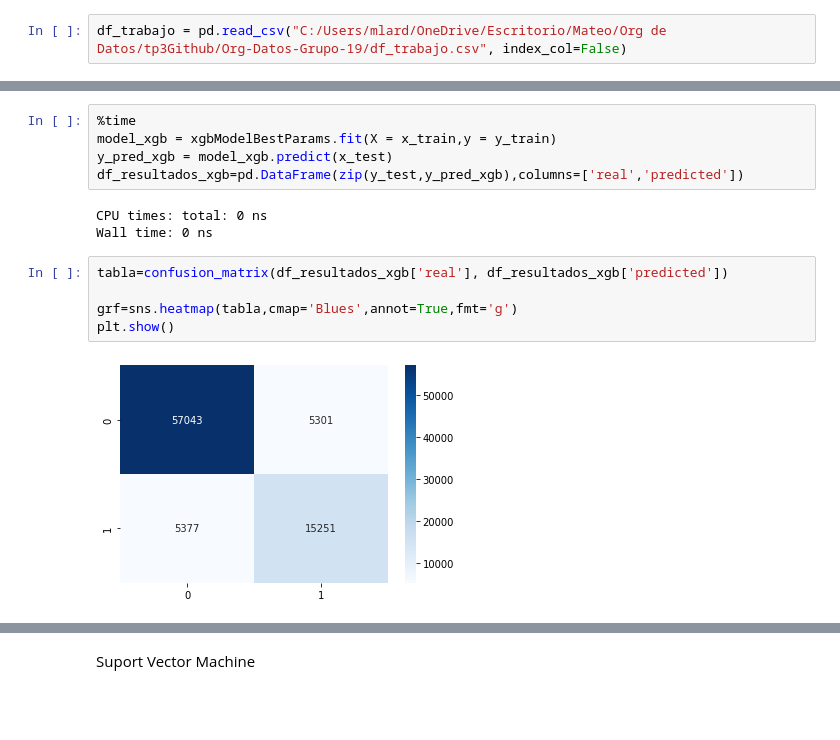
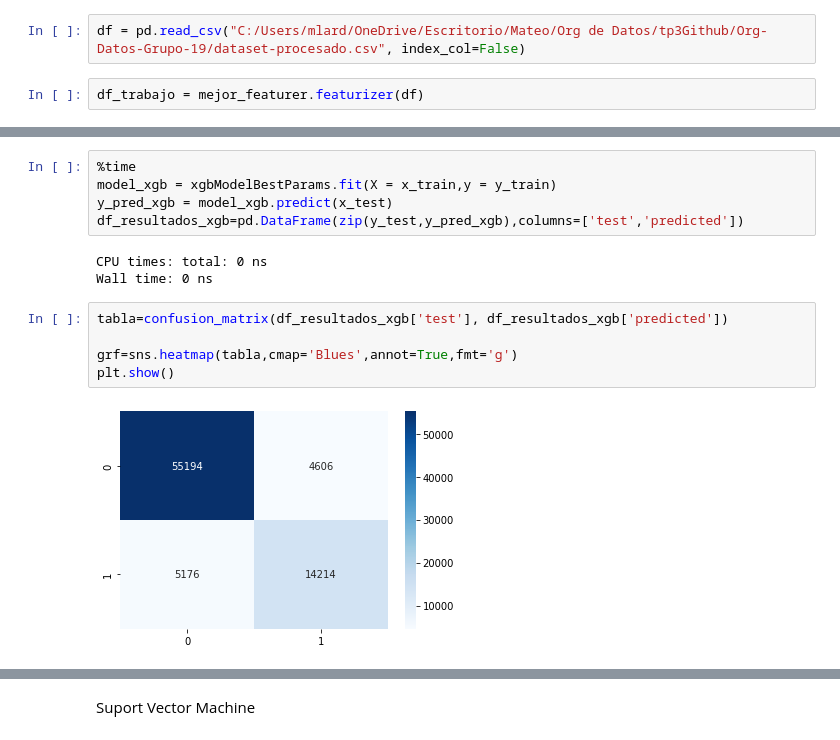
Before and after one commit to BraianV/Org-Datos-Grupo-19, a Jupyter notebook: notebooks/tp3Parte2.2Mateo.ipynb, the cells around one changed output, grey strips where cells are left out. Drawn from its saved outputs; the diff is of its cells as text; blank space fills up the shorter version.

```diff
--- a/notebooks/tp3Parte2.2Mateo.ipynb
+++ b/notebooks/tp3Parte2.2Mateo.ipynb
@@ -13,4 +16,6 @@ from sklearn.ensemble import RandomForestClassifier
 from sklearn.model_selection import StratifiedKFold, KFold,RandomizedSearchCV
 from sklearn.metrics import confusion_matrix, precision_recall_curve, roc_curve, recall_score, accuracy_score,precision_score ,f1_score
 # %%
-df_trabajo = pd.read_csv("C:/Users/mlard/OneDrive/Escritorio/Mateo/Org de Datos/tp3Github/Org-Datos-Grupo-19/df_trabajo.csv", index_col=False)
+df = pd.read_csv("C:/Users/mlard/OneDrive/Escritorio/Mateo/Org de Datos/tp3Github/Org-Datos-Grupo-19/dataset-procesado.csv", index_col=False)
+# %%
+df_trabajo = mejor_featurer.featurizer(df)
@@ -186,17 +196,17 @@ xgbModelBestParams = XGBClassifier(**params_opt_xgb)
 %time
 model_xgb = xgbModelBestParams.fit(X = x_train,y = y_train)
 y_pred_xgb = model_xgb.predict(x_test)
-df_resultados_xgb=pd.DataFrame(zip(y_test,y_pred_xgb),columns=['real','predicted'])
+df_resultados_xgb=pd.DataFrame(zip(y_test,y_pred_xgb),columns=['test','predicted'])
 # %% [output]
 CPU times: total: 0 ns
 Wall time: 0 ns
 # %%
-tabla=confusion_matrix(df_resultados_xgb['real'], df_resultados_xgb['predicted'])
+tabla=confusion_matrix(df_resultados_xgb['test'], df_resultados_xgb['predicted'])
 
 grf=sns.heatmap(tabla,cmap='Blues',annot=True,fmt='g')
 plt.show()
 # %% [output]
-[figure, old version]
+[figure, new version]
 # %%
 results_comparation(df_resultados_xgb)
 # %% [output]
```
Also changed, not shown: parts of 39 cells of this notebook, 1 other file.
